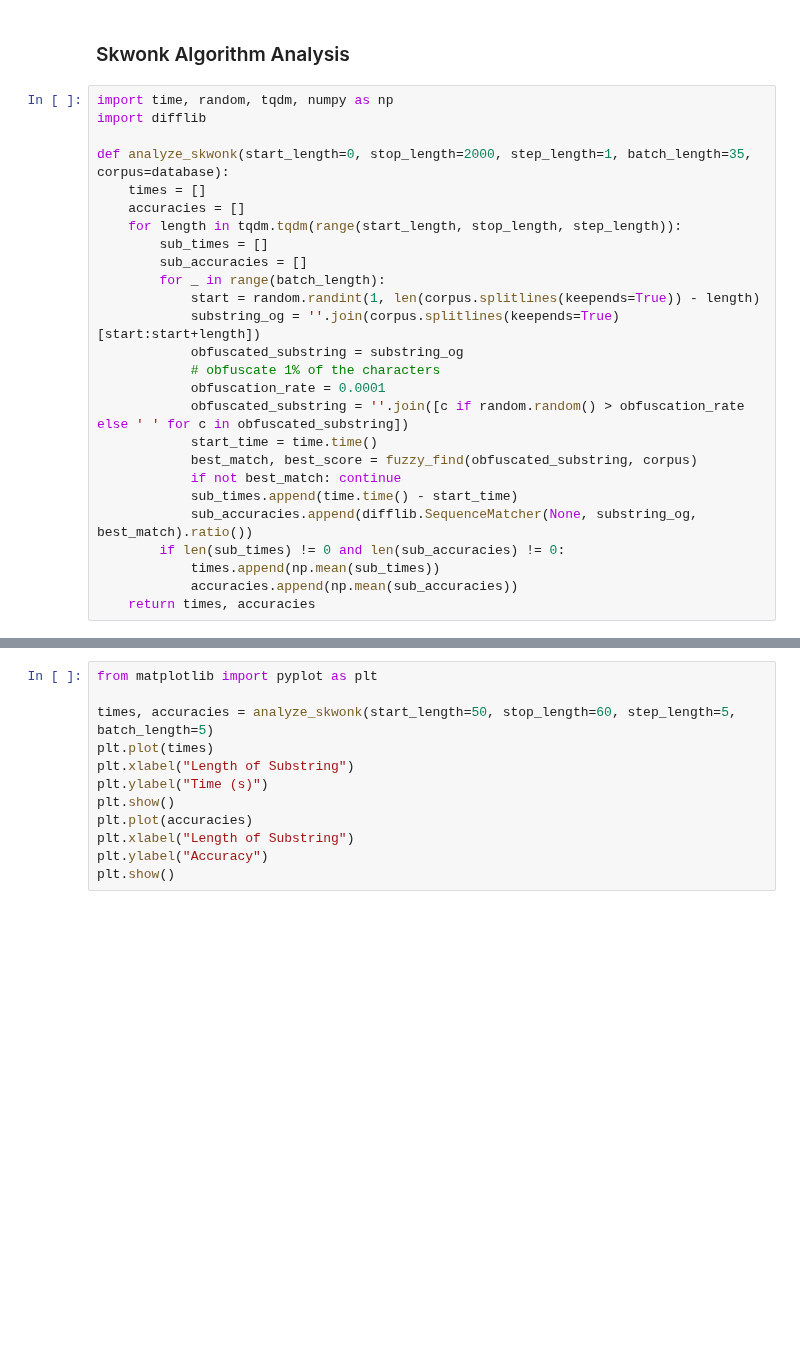
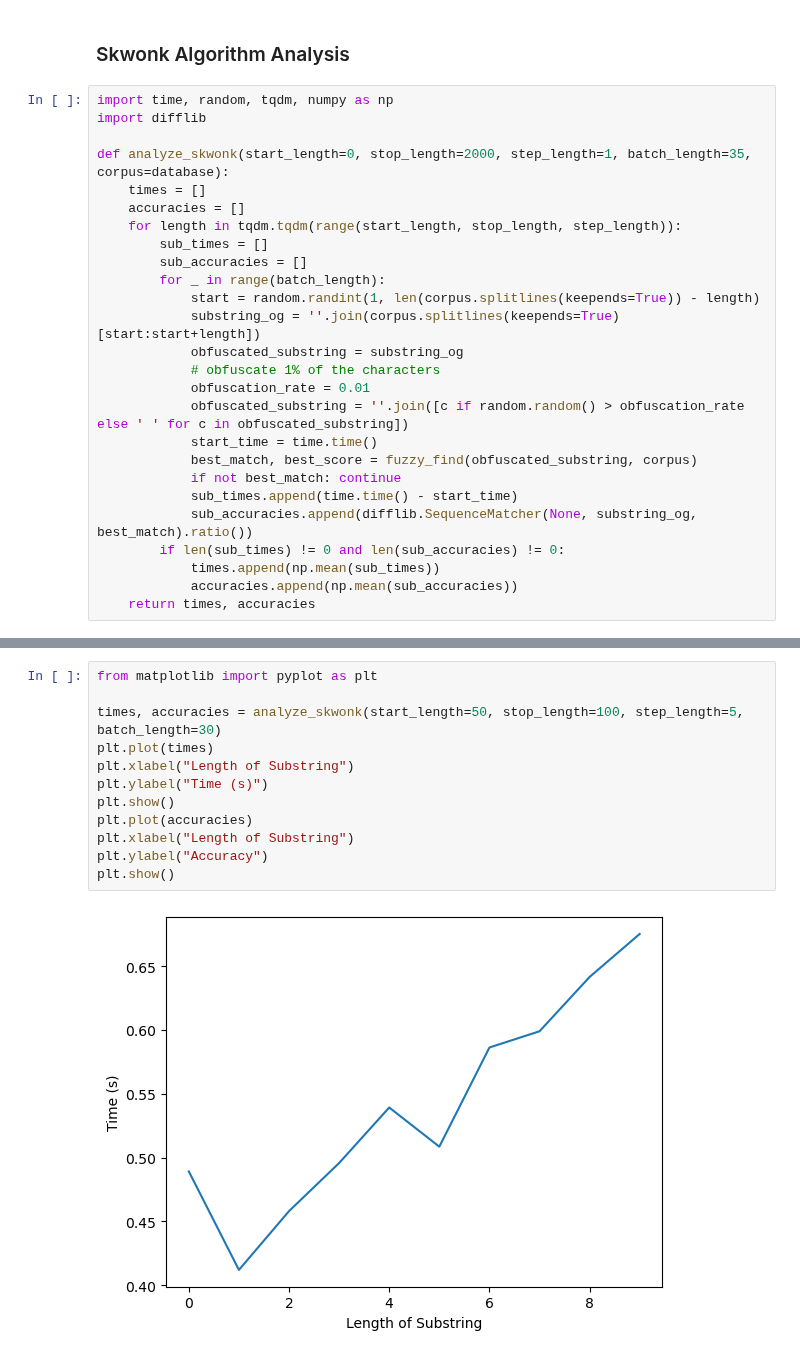
Before and after one commit to fraimwork/fraimwork, a Jupyter notebook: backend/app/Demo_Algorithms.ipynb, the cells around one changed output, grey strips where cells are left out. Drawn from its saved outputs; the diff is of its cells as text; blank space fills up the shorter version.

```diff
--- a/backend/app/Demo_Algorithms.ipynb
+++ b/backend/app/Demo_Algorithms.ipynb
@@ -1368,7 +1371,7 @@ def analyze_skwonk(start_length=0, stop_length=2000, step_length=1, batch_length
             substring_og = ''.join(corpus.splitlines(keepends=True)[start:start+length])
             obfuscated_substring = substring_og
             # obfuscate 1% of the characters
-            obfuscation_rate = 0.0001
+            obfuscation_rate = 0.01
             obfuscated_substring = ''.join([c if random.random() > obfuscation_rate else ' ' for c in obfuscated_substring])
             start_time = time.time()
             best_match, best_score = fuzzy_find(obfuscated_substring, corpus)
@@ -1436,12 +1385,14 @@ def edit_distance(list1, list2):
 # %%
 from matplotlib import pyplot as plt
 
-times, accuracies = analyze_skwonk(start_length=50, stop_length=60, step_length=5, batch_length=5)
+times, accuracies = analyze_skwonk(start_length=50, stop_length=100, step_length=5, batch_length=30)
 plt.plot(times)
 plt.xlabel("Length of Substring")
 plt.ylabel("Time (s)")
 plt.show()
 plt.plot(accuracies)
 plt.xlabel("Length of Substring")
 plt.ylabel("Accuracy")
 plt.show()
+# %% [output]
+[figure, added]
```
Also changed, not shown: parts of 11 cells of this notebook, 4 other files.
